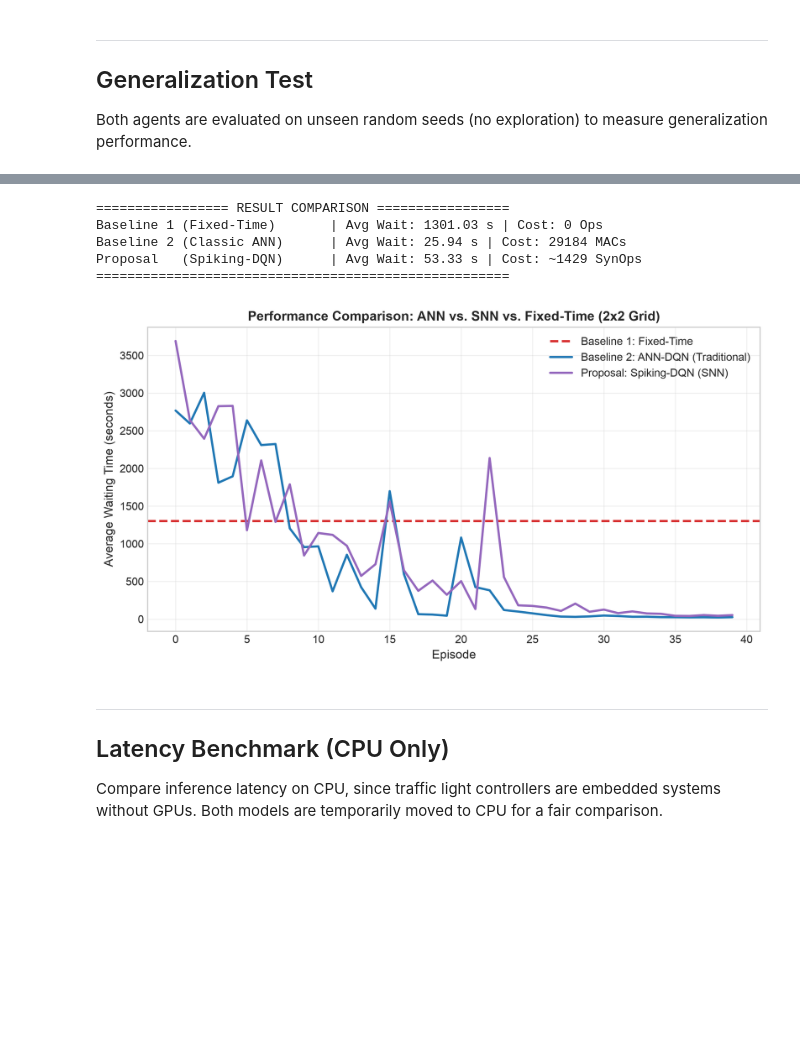
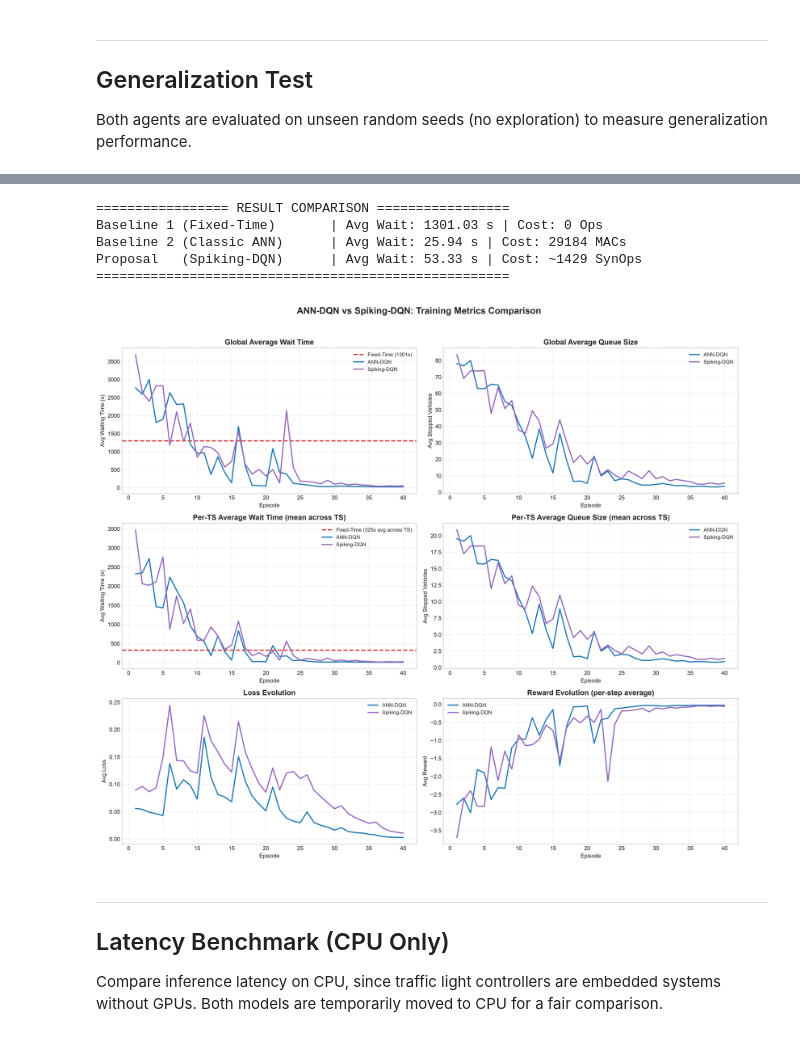
Before and after one commit to joseenrique61/SNNTraffic, a Jupyter notebook: src/notebook.ipynb, the cells around one changed output, grey strips where cells are left out. Drawn from its saved outputs; the diff is of its cells as text; code cells hidden in the pictures; blank space fills up the shorter version.

Commit message:
feat(notebook): change metrics to be more precise

```diff
--- a/src/notebook.ipynb
+++ b/src/notebook.ipynb
@@ -889,44 +900,105 @@ Queue length: 4.28 ± 1.41 vehicles
 # %%
 # ---------------------------------------------------------------------------
 # 1. Computational cost estimates
 # ---------------------------------------------------------------------------
 ann_macs = (total_obs_dim * cfg.hidden_dim) + (cfg.hidden_dim * cfg.hidden_dim) + (cfg.hidden_dim * total_act_dim)
 
 # SNN: synaptic operations (SynOps) proportional to emitted spikes
 avg_spikes_inference = np.mean(snn_spike_history[-5:]) if len(snn_spike_history) > 0 else 0
 # SynOps: average spikes per timestep * hidden_dim (only hidden-to-output matters for spikes)
 snn_synops = (avg_spikes_inference / snn_agent.num_steps) * cfg.hidden_dim if avg_spikes_inference > 0 else 0
 
 print("\n================= RESULT COMPARISON =================")
 print(f"Baseline 1 (Fixed-Time)       | Avg Wait: {fixed_baseline_wt:.2f} s | Cost: 0 Ops")
 print(f"Baseline 2 (Classic ANN)      | Avg Wait: {waiting_time_history[-1]:.2f} s | "
       f"Cost: {ann_macs} MACs")
 print(f"Proposal   (Spiking-DQN)      | Avg Wait: {snn_waiting_time_history[-1]:.2f} s | "
       f"Cost: ~{int(snn_synops)} SynOps")
 print("=====================================================")
 
 # ---------------------------------------------------------------------------
-# 2. Comparison plot: ANN vs SNN waiting time
+# 2. Comprehensive 2x3 subplot figure
 # ---------------------------------------------------------------------------
-plt.figure(figsize=(10, 5), dpi=300)
-plt.axhline(y=fixed_baseline_wt, label='Baseline 1: Fixed-Time', color='tab:red', linestyle='--', linewidth=2)
-plt.plot(waiting_time_history, label='Baseline 2: ANN-DQN (Traditional)', color='tab:blue', linewidth=2)
-plt.plot(snn_waiting_time_history, label='Proposal: Spiking-DQN (SNN)', color='tab:purple', linewidth=2)
+plt.style.use('seaborn-v0_8-whitegrid' if 'seaborn-v0_8-whitegrid' in plt.style.available else 'default')
+fig, axes = plt.subplots(3, 2, figsize=(16, 14), dpi=300)
 
-plt.title("Performance Comparison: ANN vs. SNN vs. Fixed-Time (2x2 Grid)", fontsize=12, fontweight='bold')
-plt.xlabel("Episode", fontsize=11)
-plt.ylabel("Average Waiting Time (seconds)", fontsize=11)
-plt.legend(fontsize=10)
-plt.grid(True, alpha=0.3)
+episodes = range(1, cfg.episodes + 1)
+colors_ann = 'tab:blue'
+colors_snn = 'tab:purple'
+
+# --- (0,0): Global Average Wait Time ---
+axes[0][0].axhline(y=fixed_baseline_wt, color='tab:red', linestyle='--', linewidth=2,
+                   label=f'Fixed-Time ({fixed_baseline_wt:.0f}s)')
+axes[0][0].plot(episodes, waiting_time_history, color=colors_ann, linewidth=2, label='ANN-DQN')
+axes[0][0].plot(episodes, snn_waiting_time_history, color=colors_snn, linewidth=2, label='Spiking-DQN')
+axes[0][0].set_title('Global Average Wait Time', fontsize=13, fontweight='bold')
+axes[0][0].set_xlabel('Episode')
+axes[0][0].set_ylabel('Avg Waiting Time (s)')
+axes[0][0].legend(fontsize=9)
+axes[0][0].grid(True, alpha=0.3)
+
+# --- (0,1): Global Average Queue Size ---
+axes[0][1].plot(episodes, queue_history, color=colors_ann, linewidth=2, label='ANN-DQN')
+axes[0][1].plot(episodes, snn_queue_history, color=colors_snn, linewidth=2, label='Spiking-DQN')
+axes[0][1].set_title('Global Average Queue Size', fontsize=13, fontweight='bold')
+axes[0][1].set_xlabel('Episode')
+axes[0][1].set_ylabel('Avg Stopped Vehicles')
+axes[0][1].legend(fontsize=9)
+axes[0][1].grid(True, alpha=0.3)
+
+# --- (1,0): Per-TS Average Wait Time (averaged across TS) ---
+ann_per_ts_avg = np.mean([per_ts_waiting_time_history[ts_id] for ts_id in ts_ids_sorted], axis=0)
+snn_per_ts_avg = np.mean([snn_per_ts_waiting_time_history[ts_id] for ts_id in ts_ids_sorted], axis=0)
+axes[1][0].axhline(y=fixed_baseline_wt / num_agents, color='tab:red', linestyle='--', linewidth=2,
+                   label=f'Fixed-Time ({fixed_baseline_wt/num_agents:.0f}s avg across TS)')
+axes[1][0].plot(episodes, ann_per_ts_avg, color=colors_ann, linewidth=2, label='ANN-DQN')
+axes[1][0].plot(episodes, snn_per_ts_avg, color=colors_snn, linewidth=2, label='Spiking-DQN')
+axes[1][0].set_title('Per-TS Average Wait Time (mean across TS)', fontsize=13, fontweight='bold')
+axes[1][0].set_xlabel('Episode')
+axes[1][0].set_ylabel('Avg Waiting Time (s)')
+axes[1][0].legend(fontsize=9)
+axes[1][0].grid(True, alpha=0.3)
+
+# --- (1,1): Per-TS Average Queue Size (averaged across TS) ---
+ann_per_ts_q_avg = np.mean([per_ts_queue_history[ts_id] for ts_id in ts_ids_sorted], axis=0)
+snn_per_ts_q_avg = np.mean([snn_per_ts_queue_history[ts_id] for ts_id in ts_ids_sorted], axis=0)
+axes[1][1].plot(episodes, ann_per_ts_q_avg, color=colors_ann, linewidth=2, label='ANN-DQN')
+axes[1][1].plot(episodes, snn_per_ts_q_avg, color=colors_snn, linewidth=2, label='Spiking-DQN')
+axes[1][1].set_title('Per-TS Average Queue Size (mean across TS)', fontsize=13, fontweight='bold')
+axes[1][1].set_xlabel('Episode')
+axes[1][1].set_ylabel('Avg Stopped Vehicles')
+axes[1][1].legend(fontsize=9)
+axes[1][1].grid(True, alpha=0.3)
+
+# --- (2,0): Loss Evolution ---
+axes[2][0].plot(episodes, loss_history, color=colors_ann, linewidth=2, label='ANN-DQN')
+axes[2][0].plot(episodes, snn_loss_history, color=colors_snn, linewidth=2, label='Spiking-DQN')
+axes[2][0].set_title('Loss Evolution', fontsize=13, fontweight='bold')
+axes[2][0].set_xlabel('Episode')
+axes[2][0].set_ylabel('Avg Loss')
+axes[2][0].legend(fontsize=9)
+axes[2][0].grid(True, alpha=0.3)
+
+# --- (2,1): Reward Evolution ---
+axes[2][1].plot(episodes, reward_history, color=colors_ann, linewidth=2, label='ANN-DQN')
+axes[2][1].plot(episodes, snn_reward_history, color=colors_snn, linewidth=2, label='Spiking-DQN')
+axes[2][1].set_title('Reward Evolution (per-step average)', fontsize=13, fontweight='bold')
+axes[2][1].set_xlabel('Episode')
+axes[2][1].set_ylabel('Avg Reward')
+axes[2][1].legend(fontsize=9)
+axes[2][1].grid(True, alpha=0.3)
+
+fig.suptitle('ANN-DQN vs Spiking-DQN: Training Metrics Comparison', fontsize=16, fontweight='bold', y=0.98)
+plt.tight_layout(rect=[0, 0, 1, 0.96])
 plt.savefig(cfg.comparison_plot_path)
 plt.show()
 # %% [output]
 ================= RESULT COMPARISON =================
 Baseline 1 (Fixed-Time)       | Avg Wait: 1301.03 s | Cost: 0 Ops
 Baseline 2 (Classic ANN)      | Avg Wait: 25.94 s | Cost: 29184 MACs
 Proposal   (Spiking-DQN)      | Avg Wait: 53.33 s | Cost: ~1429 SynOps
 =====================================================
-[figure, old version]
+[figure, new version]
 # %% [markdown]
 ---
 ## Latency Benchmark (CPU Only)
```
Also changed, not shown: parts of 9 cells of this notebook, 2 other files.
